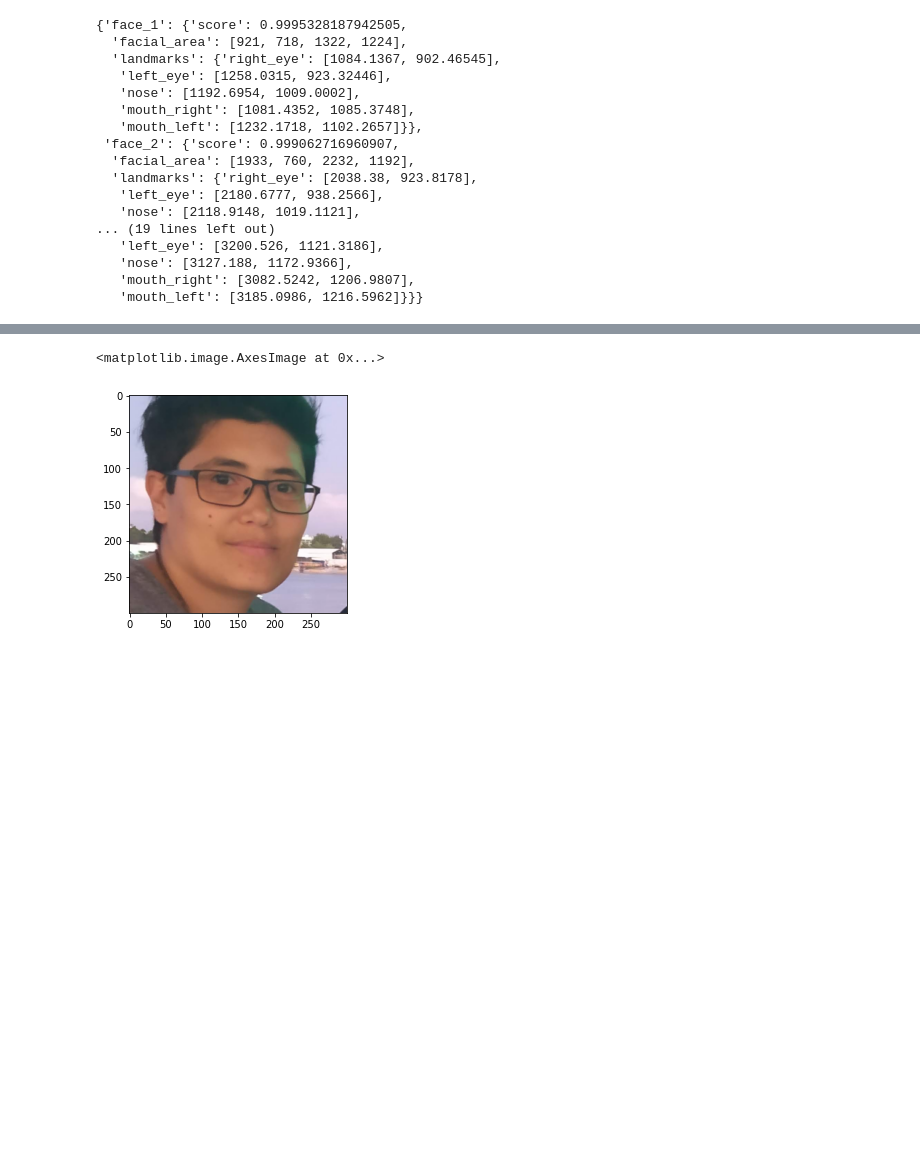
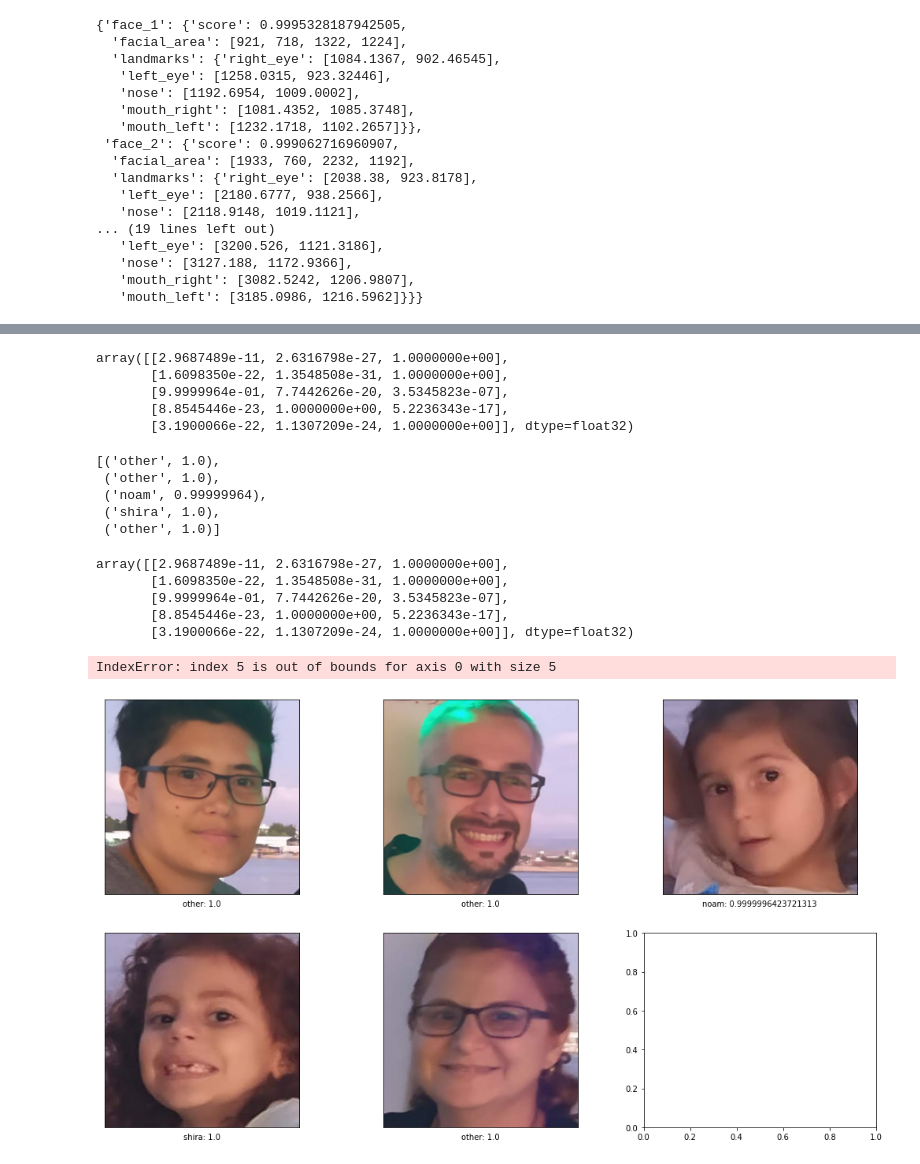
Before and after one commit to kjm33/faces_recognition, a Jupyter notebook: classification/classify_faces_with_cnn.ipynb, the cells around one changed output, grey strips where cells are left out. Cells and saved outputs as stored; diff of their text form; code cells hidden in the pictures; blank space fills up the shorter version.

Commit message:
Successfuly testing trained model on girls + "other" label for new faces.

```diff
--- a/classification/classify_faces_with_cnn.ipynb
+++ b/classification/classify_faces_with_cnn.ipynb
@@ -17 +17,4 @@ trained_model = Path("exported.pkl")
+# %%
+EXPECTED_SIZE = (224, 224)
+GIRLS = ('noam', 'shira', 'other')
 # %%
@@ -43,4 +46,4 @@ detected_faces_desc
 # %%
 face1_roi = detected_faces_desc['face_1']['facial_area']
 # %%
-cropped_face_img = CustomCrop(width=300, height=300, face_percent=80).crop(str(test_img), *face1_roi)
+faces = np.array([CustomCrop(width=EXPECTED_SIZE[0], height=EXPECTED_SIZE[1], face_percent=80).crop(str(test_img), *face['facial_area']) for face in detected_faces_desc.values()], dtype=np.float32)
@@ -52,5 +56,8 @@ learner.predict(cropped_face_img)
-# %%
-plt.imshow(cropped_face_img)
-# %% [output]
-<matplotlib.image.AxesImage at 0x...>
-[figure, removed]
+# %%
+results
+# %% [output]
+array([[2.9687489e-11, 2.6316798e-27, 1.0000000e+00],
+       [1.6098350e-22, 1.3548508e-31, 1.0000000e+00],
+       [9.9999964e-01, 7.7442626e-20, 3.5345823e-07],
+       [8.8545446e-23, 1.0000000e+00, 5.2236343e-17],
+       [3.1900066e-22, 1.1307209e-24, 1.0000000e+00]], dtype=float32)
@@ -56,0 +66,25 @@ plt.imshow(cropped_face_img)
+# %%
+descriptive_results
+# %% [output]
+[('other', 1.0),
+ ('other', 1.0),
+ ('noam', 0.99999964),
+ ('shira', 1.0),
+ ('other', 1.0)]
+# %%
+results
+# %% [output]
+array([[2.9687489e-11, 2.6316798e-27, 1.0000000e+00],
+       [1.6098350e-22, 1.3548508e-31, 1.0000000e+00],
+       [9.9999964e-01, 7.7442626e-20, 3.5345823e-07],
+       [8.8545446e-23, 1.0000000e+00, 5.2236343e-17],
+       [3.1900066e-22, 1.1307209e-24, 1.0000000e+00]], dtype=float32)
+# %%
+fig, ax = plt.subplots(2, 3, figsize=(18, 10))
+
+for i, axi in enumerate(ax.flat):
+    axi.imshow(faces[i] / 255) # Scale pixel values so Matplotlib doesn't clip everything above 1.0
+    axi.set(xticks=[], yticks=[], xlabel=f"{descriptive_results[i][0]}: {descriptive_results[i][1]}")
+# %% [output]
+IndexError: index 5 is out of bounds for axis 0 with size 5
+[figure, added]
```
Also changed, not shown: parts of 8 cells of this notebook.
